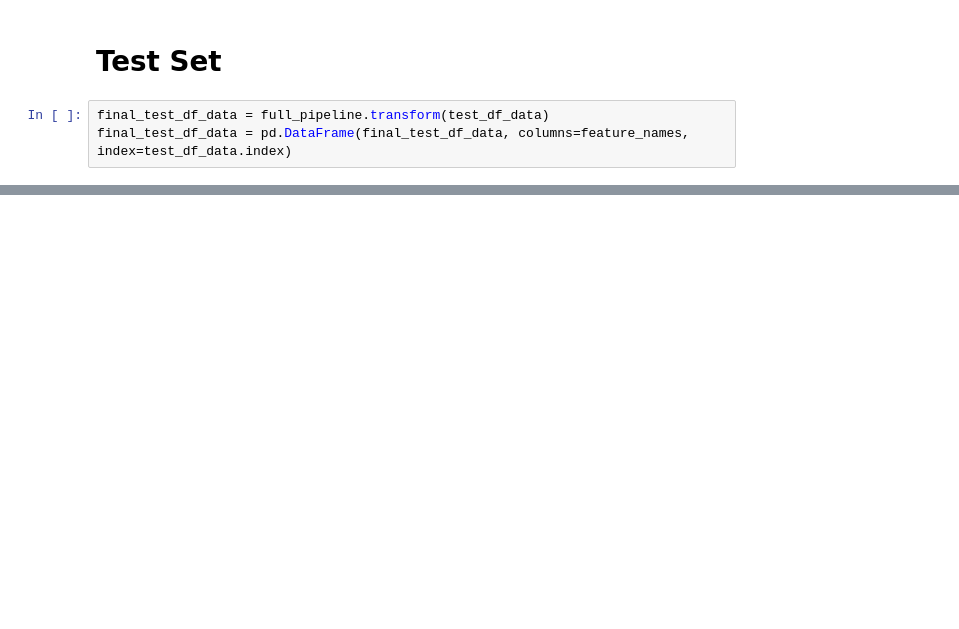
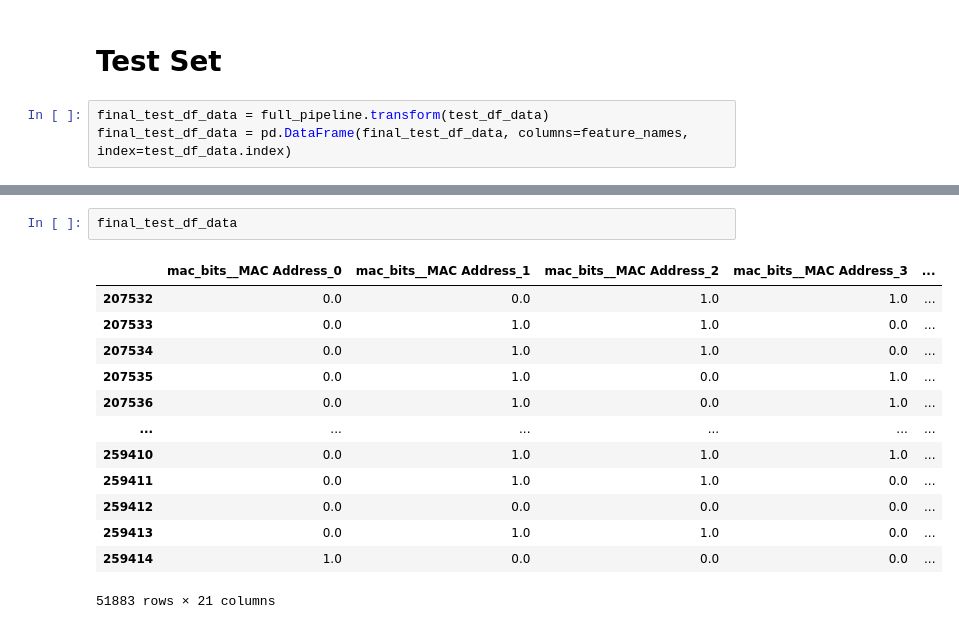
Before and after one commit to HanstonH/A-Context-Aware-Multi-Criteria-Recommendation-System-for-Electric-Vehicle-Charging, a Jupyter notebook: AI/Time Series Forecast model B.ipynb, the cells around one changed output, grey strips where cells are left out. Drawn from its saved outputs; the diff is of its cells as text; blank space fills up the shorter version.

```diff
--- a/AI/Time Series Forecast model B.ipynb
+++ b/AI/Time Series Forecast model B.ipynb
@@ -444,0 +383,16 @@ print(f"Saved best LSTM model to: {lstm_model_path}")
+# %%
+final_test_df_data
+# %% [output]
+|  | mac_bits__MAC Address_0 | mac_bits__MAC Address_1 | mac_bits__MAC Address_2 | mac_bits__MAC Address_3 | ... |
+| 207532 | 0.0 | 0.0 | 1.0 | 1.0 | ... |
+| 207533 | 0.0 | 1.0 | 1.0 | 0.0 | ... |
+| 207534 | 0.0 | 1.0 | 1.0 | 0.0 | ... |
+| 207535 | 0.0 | 1.0 | 0.0 | 1.0 | ... |
+| 207536 | 0.0 | 1.0 | 0.0 | 1.0 | ... |
+| ... | ... | ... | ... | ... | ... |
+| 259410 | 0.0 | 1.0 | 1.0 | 1.0 | ... |
+| 259411 | 0.0 | 1.0 | 1.0 | 0.0 | ... |
+| 259412 | 0.0 | 0.0 | 0.0 | 0.0 | ... |
+| 259413 | 0.0 | 1.0 | 1.0 | 0.0 | ... |
+| 259414 | 1.0 | 0.0 | 0.0 | 0.0 | ... |
+51883 rows × 21 columns
```
Also changed, not shown: parts of 31 cells of this notebook, 2 other files.
